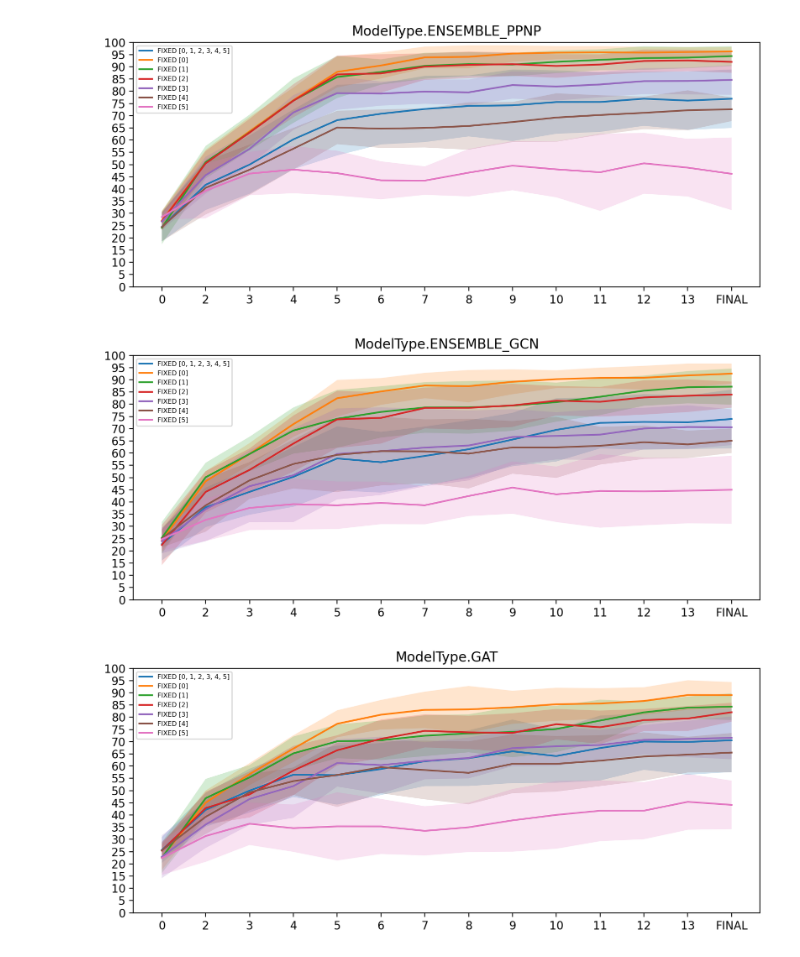
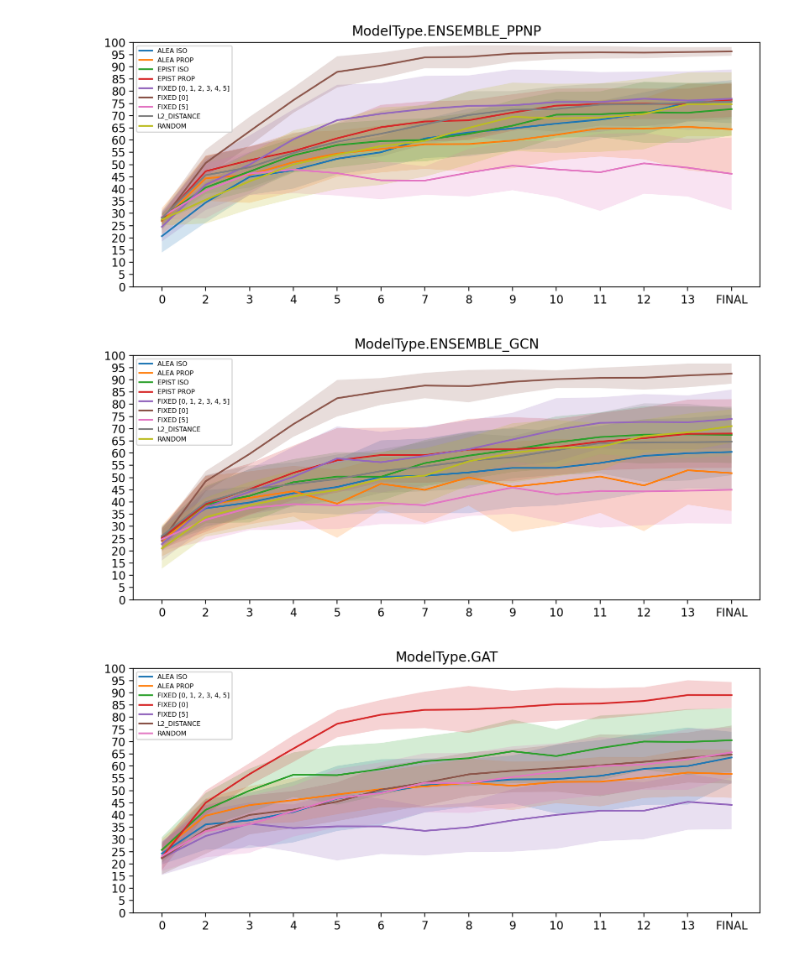
Before and after one commit to antoniooroz/guided-research, a Jupyter notebook: visualizations/active_learning_sbmal.ipynb, the cells around one changed output. Cells and saved outputs as stored; diff of their text form; code cells hidden in the pictures.

```diff
--- a/visualizations/active_learning_sbmal.ipynb
+++ b/visualizations/active_learning_sbmal.ipynb
@@ -7,7 +7,7 @@ from math import floor, ceil, sqrt
 
 ############### PARAMS ##################
 tag = "sbmal_3_balanced_val[0]_v4"
-show_selector = lambda x: x.startswith('FIXED')
+show_selector = lambda x: not x.startswith('FIXED') or x in ['FIXED [5]', 'FIXED [0]', 'FIXED [0, 1, 2, 3, 4, 5]']
 #########################################
 
 wandb.login()
@@ -157,3 +157,3 @@ for key, runs in runs_per_model.items():
-[figure, old version]
+[figure, new version]
-[figure, old version]
+[figure, new version]
-[figure, old version]
+[figure, new version]
```
Also changed, not shown: parts of 1 cell of this notebook, 4 other files.
